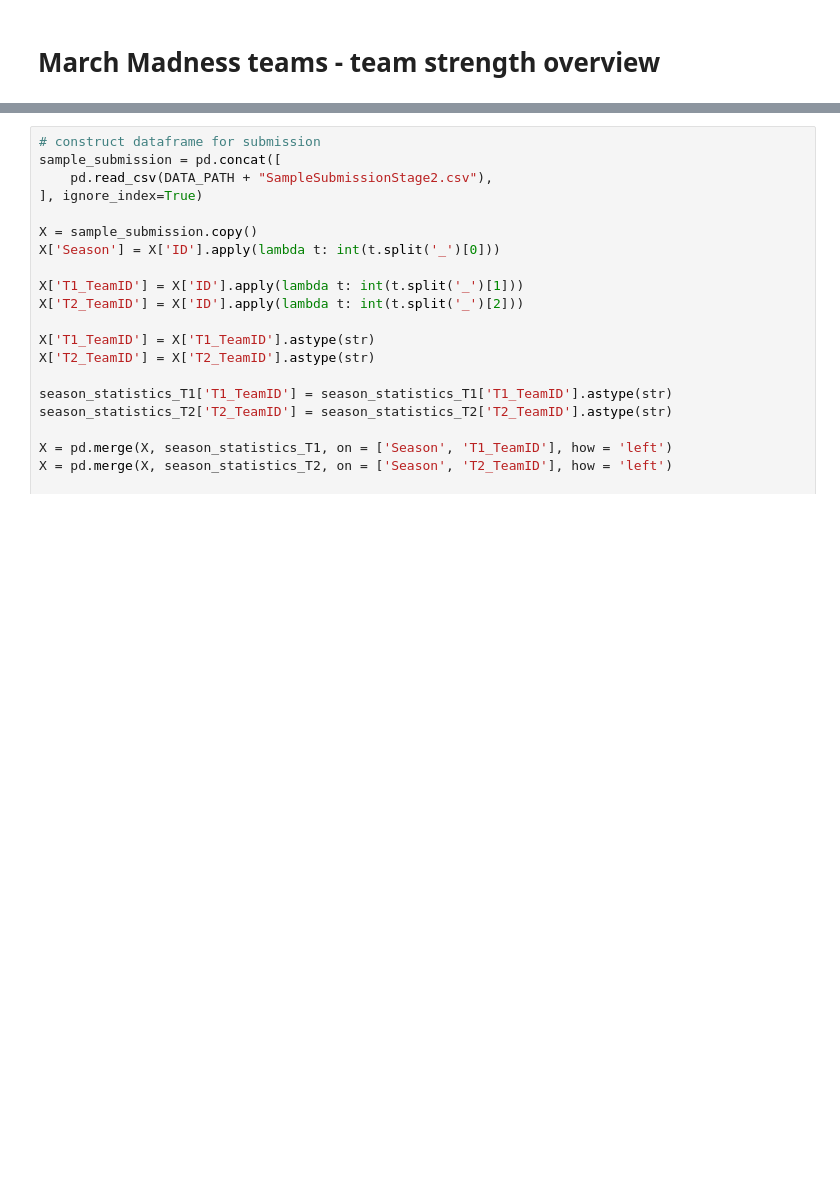
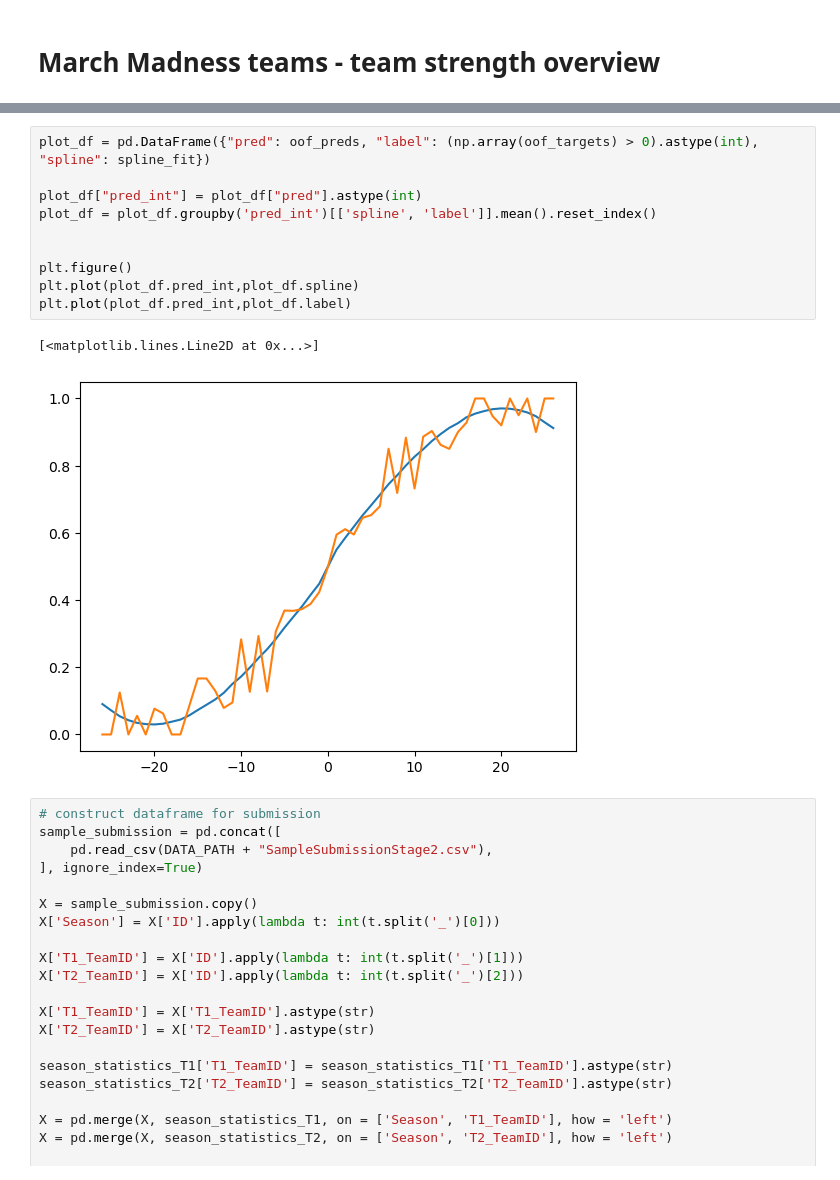
Before and after one commit to dsw225/March-Machine-Learning-Mania-2025, a Jupyter notebook: MMChallengeAttempt.ipynb, the cells around one changed output, grey strips where cells are left out. Cells and saved outputs as stored; diff of their text form; blank space fills up the shorter version.

```diff
--- a/MMChallengeAttempt.ipynb
+++ b/MMChallengeAttempt.ipynb
@@ -775,3 +624,16 @@ plt.show()
+# %%
+plot_df = pd.DataFrame({"pred": oof_preds, "label": (np.array(oof_targets) > 0).astype(int), "spline": spline_fit})
+
+plot_df["pred_int"] = plot_df["pred"].astype(int)
+plot_df = plot_df.groupby('pred_int')[['spline', 'label']].mean().reset_index()
+
+
+plt.figure()
+plt.plot(plot_df.pred_int,plot_df.spline)
+plt.plot(plot_df.pred_int,plot_df.label)
+# %% [output]
+[<matplotlib.lines.Line2D at 0x...>]
+[figure, added]
 # %%
 # construct dataframe for submission
 sample_submission = pd.concat([
```
Also changed, not shown: parts of 19 cells of this notebook, 12 other files.
